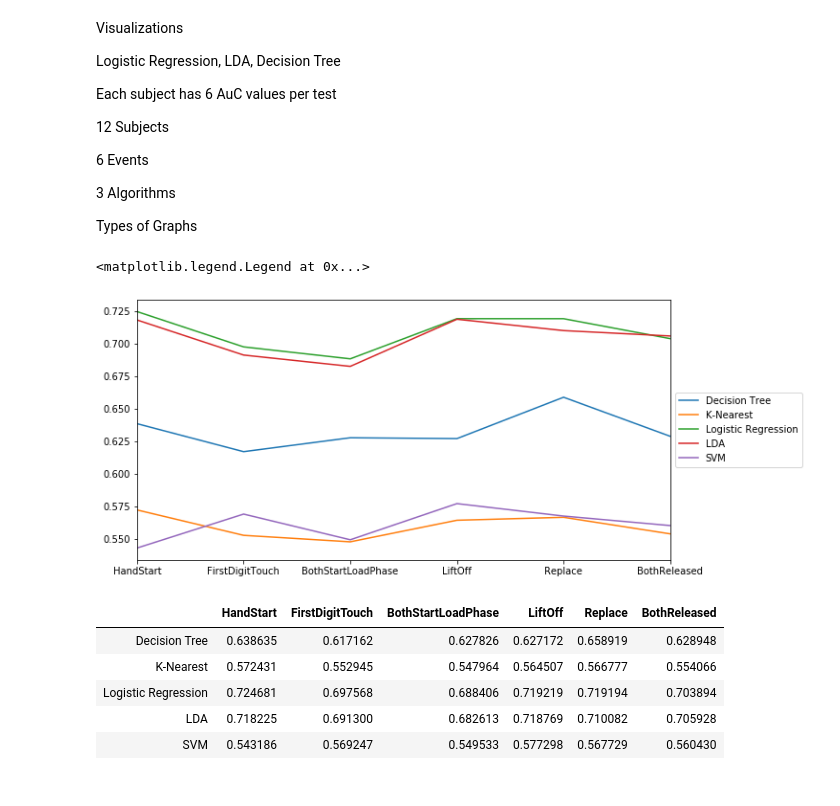
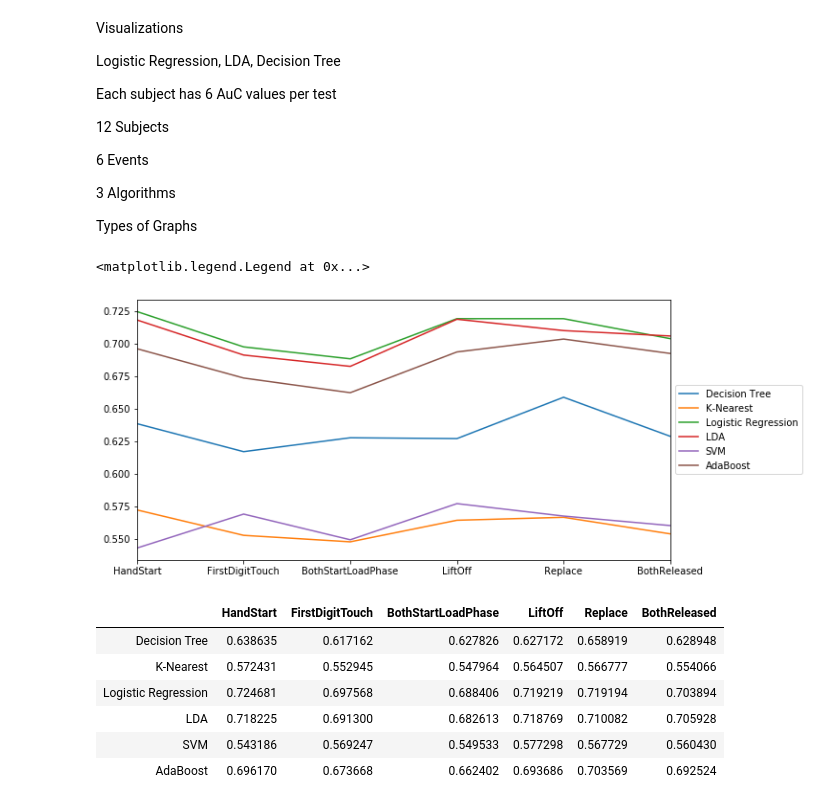
Before and after one commit to minavukovic/COGS189Project, a Jupyter notebook: Visualizations.ipynb, the cells around one changed output. Drawn from its saved outputs; the diff is of its cells as text; code cells hidden in the pictures.

```diff
--- a/Visualizations.ipynb
+++ b/Visualizations.ipynb
@@ -24,7 +24,7 @@ from scipy.stats import ttest_ind, chisquare, normaltest
 # %%
 
 #loading in our shit
-df_prabesh = pd.read_csv('Prabesh_results_Decision_Tree.csv')
+df_prabesh = pd.read_csv('Prabesh_results_Decision_Tree + AdaBoost - Prabesh_results_Decision_Tree.csv')
 df_mina = pd.read_csv('Mina_results.csv')
 df_mina2 = pd.read_csv('Mina_results_svc.csv')
 df_shae = pd.read_csv('Shae_Results_knearest.csv')
@@ -62,16 +62,18 @@ df_all[['Event1','Event2','Event3','Event4','Event5','Event6']] = pd.DataFrame(d
 #df_LDA = df_all.copy()
 
 #Too lazy to find an easier way to do this but creating dataframes for each of the algorithms
-a = ['LDA', "Logistic Regression",'K-nearest Neighbors','Support Vector Machine']
+a = ['LDA', "Logistic Regression",'K-nearest Neighbors','Support Vector Machine', 'AdaBoost']
 df_decision = df_all[~df_all['Classifier'].isin(a)]
-b = ['LDA', "Decision Tree",'K-nearest Neighbors','Support Vector Machine']
+b = ['LDA', "Decision Tree",'K-nearest Neighbors','Support Vector Machine', 'AdaBoost']
 df_LR = df_all[~df_all['Classifier'].isin(b)]
-c = ['Decision Tree', "Logistic Regression",'K-nearest Neighbors','Support Vector Machine']
+c = ['Decision Tree', "Logistic Regression",'K-nearest Neighbors','Support Vector Machine', 'AdaBoost']
 df_LDA = df_all[~df_all['Classifier'].isin(c)]
-d = ['Decision Tree', "Logistic Regression",'LDA','Support Vector Machine']
+d = ['Decision Tree', "Logistic Regression",'LDA','Support Vector Machine', 'AdaBoost']
 df_k = df_all[~df_all['Classifier'].isin(d)]
-e = ['Decision Tree', "Logistic Regression",'LDA','K-nearest Neighbors']
+e = ['Decision Tree', "Logistic Regression",'LDA','K-nearest Neighbors', 'AdaBoost']
 df_svm = df_all[~df_all['Classifier'].isin(e)]
+f = ['Decision Tree', "Logistic Regression",'LDA','K-nearest Neighbors', 'Support Vector Machine']
+df_ada = df_all[~df_all['Classifier'].isin(f)]
 # %%
 #Actually Graphing stuff
 events = ['Event1','Event2','Event3','Event4','Event5','Event6']
@@ -97,37 +99,45 @@ for event in events:
     mean_LDA.append(event)
 
 #K-nearest
 mean_k = []
 for event in events:
     event = df_k[event].mean()
     mean_k.append(event)
     #K-nearest
 
 
 #SVM
 mean_svm = []
 for event in events:
     event = df_svm[event].mean()
     mean_svm.append(event)
 
 
-means = [mean_decision, mean_k, mean_LR, mean_LDA, mean_svm]
-#classifiers = ['Decision Tree', 'K-Nearest', 'Logistic Regression', 'LDA']
+#ada
+mean_ada = []
+for event in events:
+    event = df_ada[event].mean()
+    mean_ada.append(event)
+
+
+
+means = [mean_decision, mean_k, mean_LR, mean_LDA, mean_svm, mean_ada]
+
 
 #creating dataframe of all of the means
 
-df_all_means = pd.DataFrame(means, index =['Decision Tree', 'K-Nearest', 'Logistic Regression', 'LDA','SVM'],
+df_all_means = pd.DataFrame(means, index =['Decision Tree', 'K-Nearest', 'Logistic Regression', 'LDA','SVM', 'AdaBoost'],
                                               columns =['HandStart','FirstDigitTouch','BothStartLoadPhase','LiftOff','Replace','BothReleased'])
 #df_all_means['Classifier'] = classifiers
 #df_all_means.plot()
 #df_all_means.plot(['Event1','Event2','Event3','Event4','Event5','Event6'],'Classifier',kind = 'line')
 df_all_means_T = df_all_means.T
 df_all_means_T.plot(figsize=(10,5))
 plt.legend(loc='center left', bbox_to_anchor=(1.0, 0.5))
 #df_all_means_T
 # %% [output]
 <matplotlib.legend.Legend at 0x...>
-[figure, old version]
+[figure, new version]
 # %%
 #fig=pd.plotting.scatter_matrix(df_all_means)
 df_all_means
@@ -138,6 +148,7 @@ df_all_means
 | Logistic Regression | 0.724681 | 0.697568 | 0.688406 | 0.719219 | 0.719194 | 0.703894 |
 | LDA | 0.718225 | 0.691300 | 0.682613 | 0.718769 | 0.710082 | 0.705928 |
 | SVM | 0.543186 | 0.569247 | 0.549533 | 0.577298 | 0.567729 | 0.560430 |
+| AdaBoost | 0.696170 | 0.673668 | 0.662402 | 0.693686 | 0.703569 | 0.692524 |
 # %%
 df_decision
 # %% [output]
```
Also changed, not shown: parts of 1 cell of this notebook.
